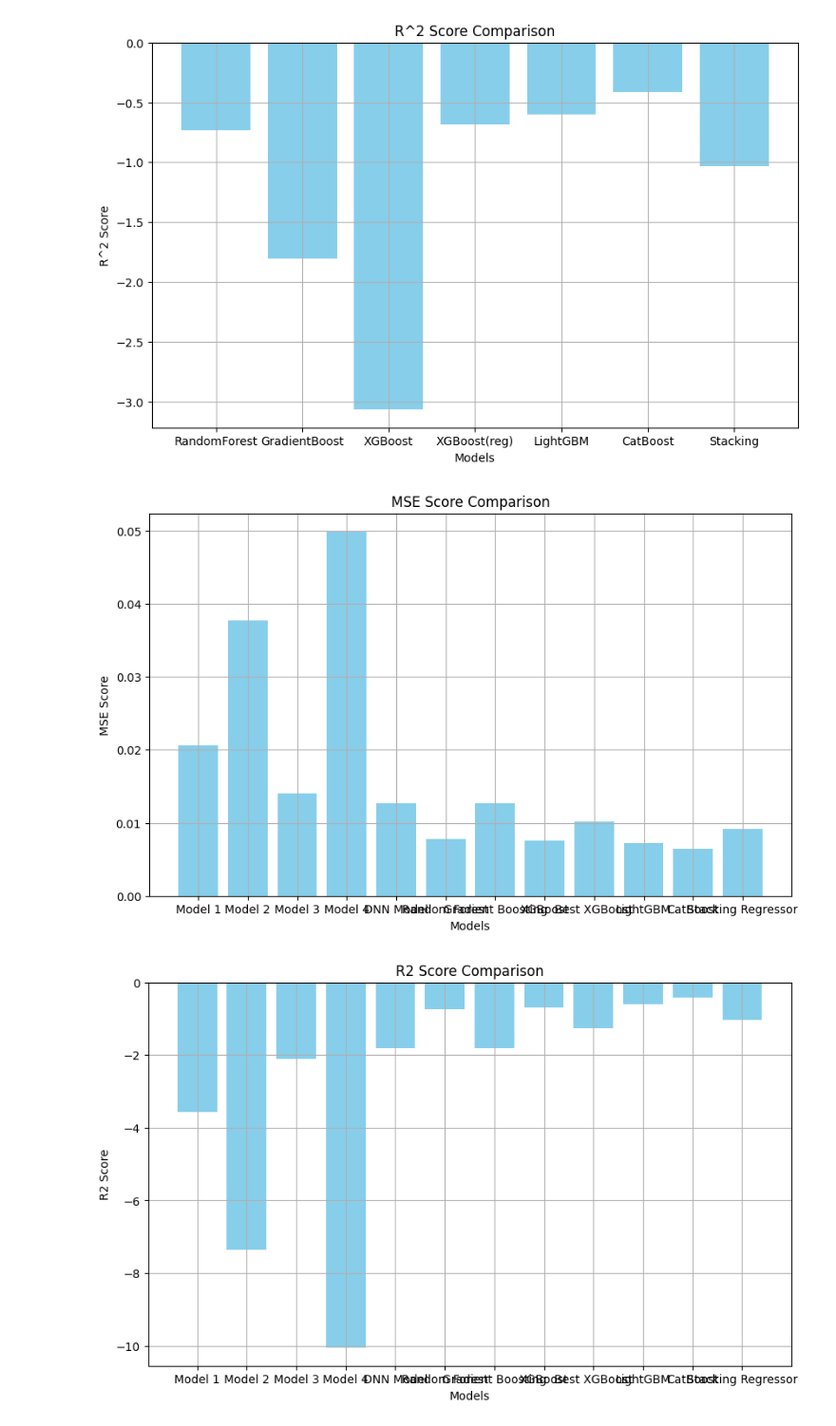
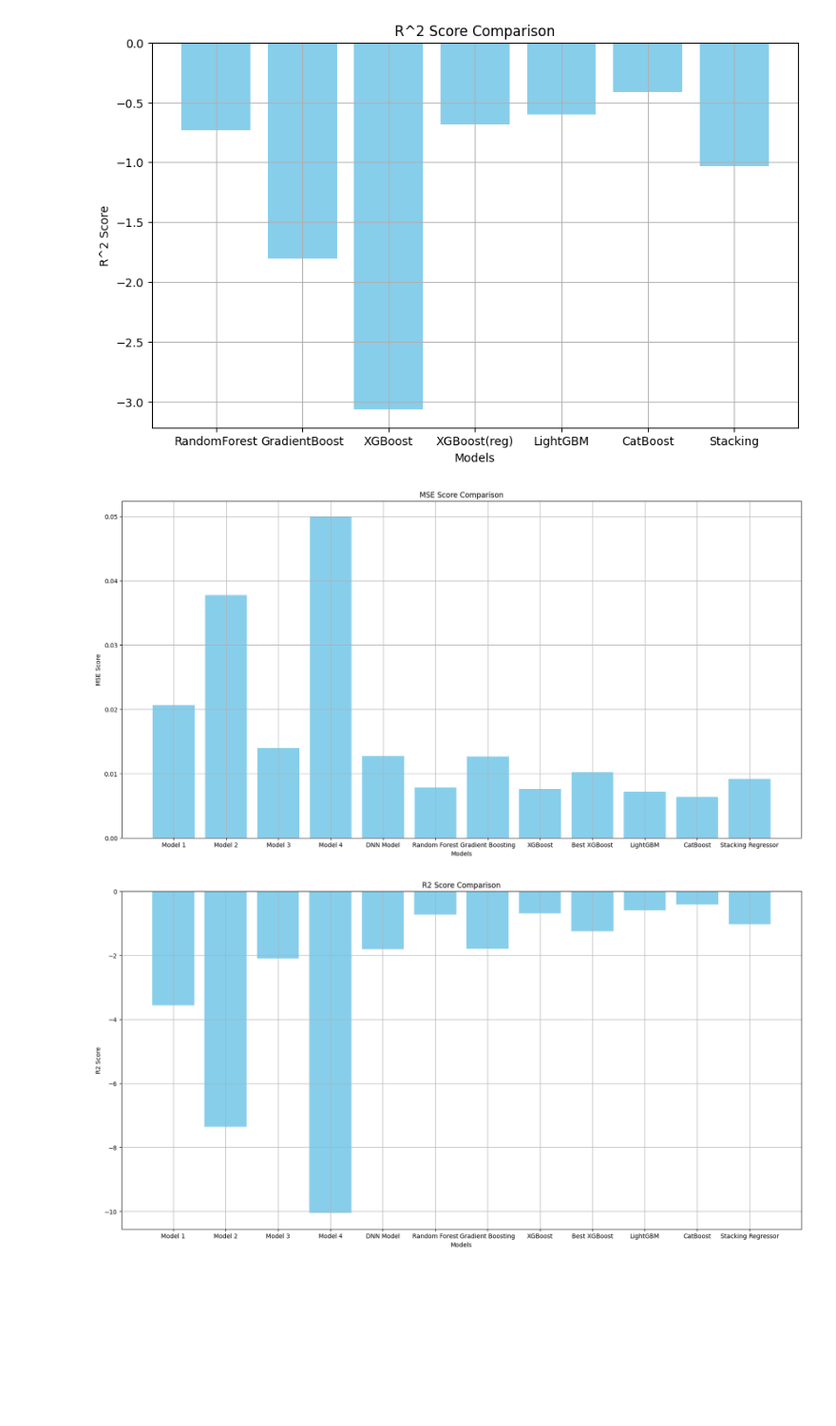
Before and after one commit to nexiouscaliver/pavement-condition-prediction, a Jupyter notebook: notebooks/trail-error.ipynb, the cells around one changed output. Shown at 95% size. Cells and saved outputs as stored; diff of their text form; code cells hidden in the pictures; blank space fills up the shorter version.

Commit message:
resize the plot images to see all bars

```diff
--- a/notebooks/trail-error.ipynb
+++ b/notebooks/trail-error.ipynb
@@ -1015,34 +1015,34 @@ results.append(('LightGBM', mse_lgbm, r2_lgbm))
 mse_catboost = mean_squared_error(y_test, y_pred_catboost)
 r2_catboost = r2_score(y_test, y_pred_catboost)
 results.append(('CatBoost', mse_catboost, r2_catboost))
 
 # Stacking Regressor
 mse_stack = mean_squared_error(y_test, y_pred_stack)
 r2_stack = r2_score(y_test, y_pred_stack)
 results.append(('Stacking Regressor', mse_stack, r2_stack))
 
 
 
 # Convert results to DataFrame
 results_df = pd.DataFrame(results, columns=['Model', 'MSE', 'R2'])
 
 # Plot MSE Scores
-plt.figure(figsize=(10, 6))
+plt.figure(figsize=(20, 10))
 plt.bar(results_df['Model'], results_df['MSE'], color='skyblue')
 plt.title('MSE Score Comparison')
 plt.xlabel('Models')
 plt.ylabel('MSE Score')
 plt.grid(True)
 plt.show()
 
 # Plot R2 Scores
-plt.figure(figsize=(10, 6))
+plt.figure(figsize=(20, 10))
 plt.bar(results_df['Model'], results_df['R2'], color='skyblue')
 plt.title('R2 Score Comparison')
 plt.xlabel('Models')
 plt.ylabel('R2 Score')
 plt.grid(True)
 plt.show()
 # %% [output]
-[figure, old version]
+[figure, new version]
-[figure, old version]
+[figure, new version]
```
